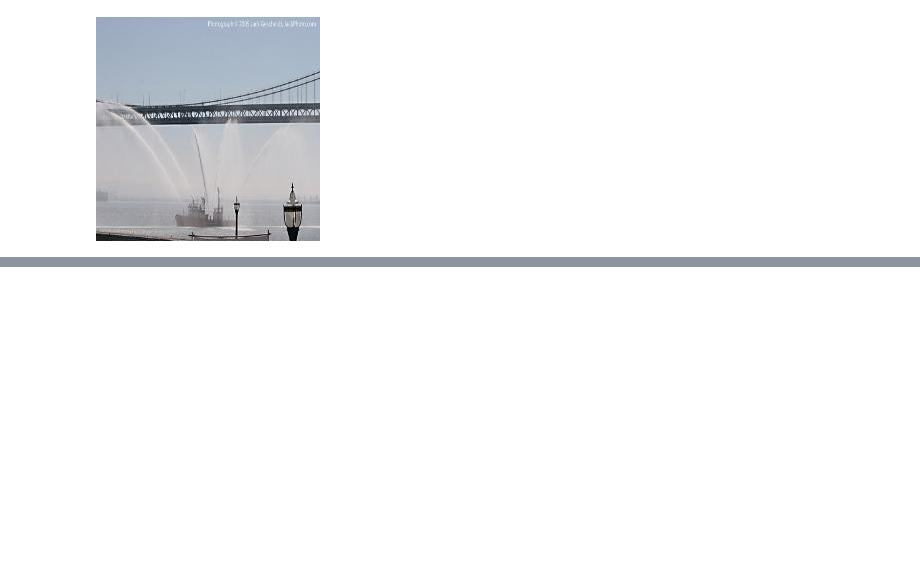
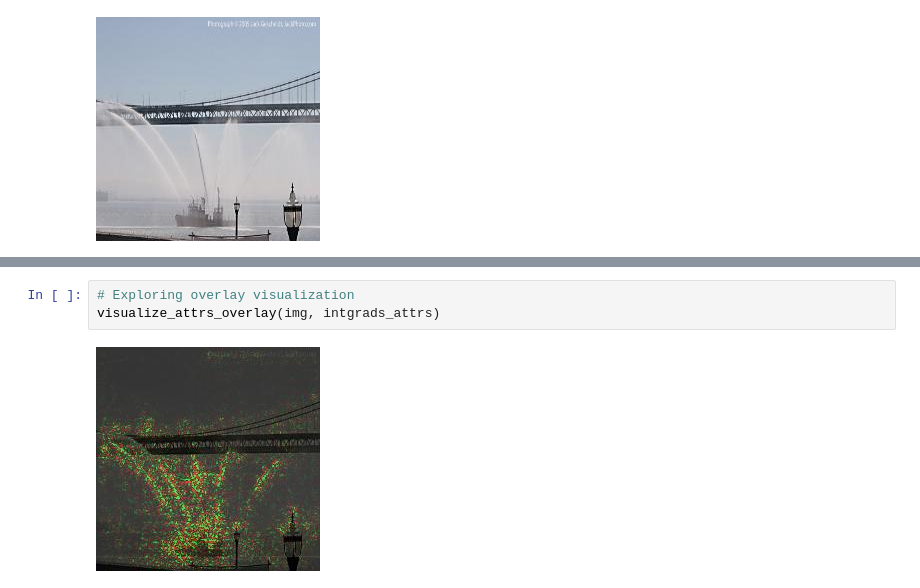
Before and after one commit to ankurtaly/Integrated-Gradients, a Jupyter notebook: attributions.ipynb, the cells around one changed output, grey strips where cells are left out. Cells and saved outputs as stored; diff of their text form; blank space fills up the shorter version.

```diff
--- a/attributions.ipynb
+++ b/attributions.ipynb
@@ -147,0 +181,5 @@ Integrated gradients
+# %%
+# Exploring overlay visualization
+visualize_attrs_overlay(img, intgrads_attrs)
+# %% [output]
+[figure, added]
```
Also changed, not shown: parts of 2 cells of this notebook.
